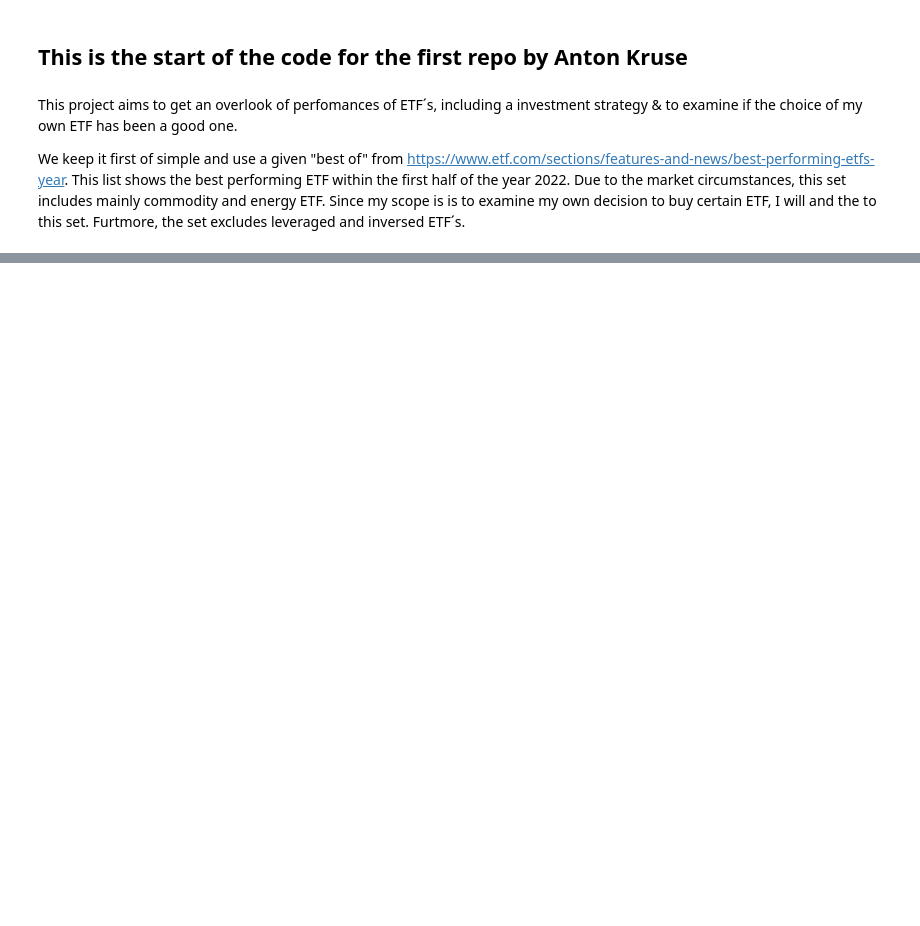
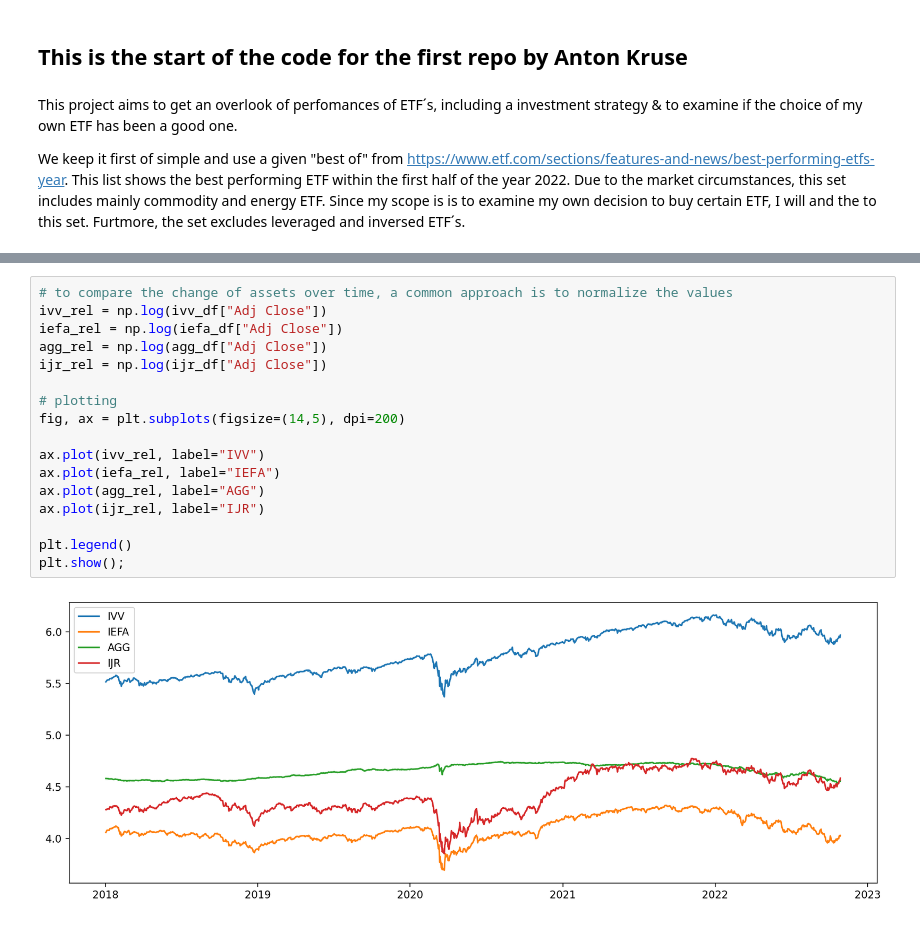
Before and after one commit to Ankru98/finengin, a Jupyter notebook: Code_Jupiter.ipynb, the cells around one changed output, grey strips where cells are left out. Saved outputs shown, nothing was run; the diff lists cells and outputs as text; blank space fills up the shorter version.

```diff
--- a/Code_Jupiter.ipynb
+++ b/Code_Jupiter.ipynb
@@ -27,0 +83,19 @@ plt.show();
+# %%
+# to compare the change of assets over time, a common approach is to normalize the values
+ivv_rel = np.log(ivv_df["Adj Close"])
+iefa_rel = np.log(iefa_df["Adj Close"])
+agg_rel = np.log(agg_df["Adj Close"])
+ijr_rel = np.log(ijr_df["Adj Close"])
+
+# plotting
+fig, ax = plt.subplots(figsize=(14,5), dpi=200)
+
+ax.plot(ivv_rel, label="IVV")
+ax.plot(iefa_rel, label="IEFA")
+ax.plot(agg_rel, label="AGG")
+ax.plot(ijr_rel, label="IJR")
+
+plt.legend()
+plt.show();
+# %% [output]
+[figure, added]
```
Also changed, not shown: parts of 7 cells of this notebook.
